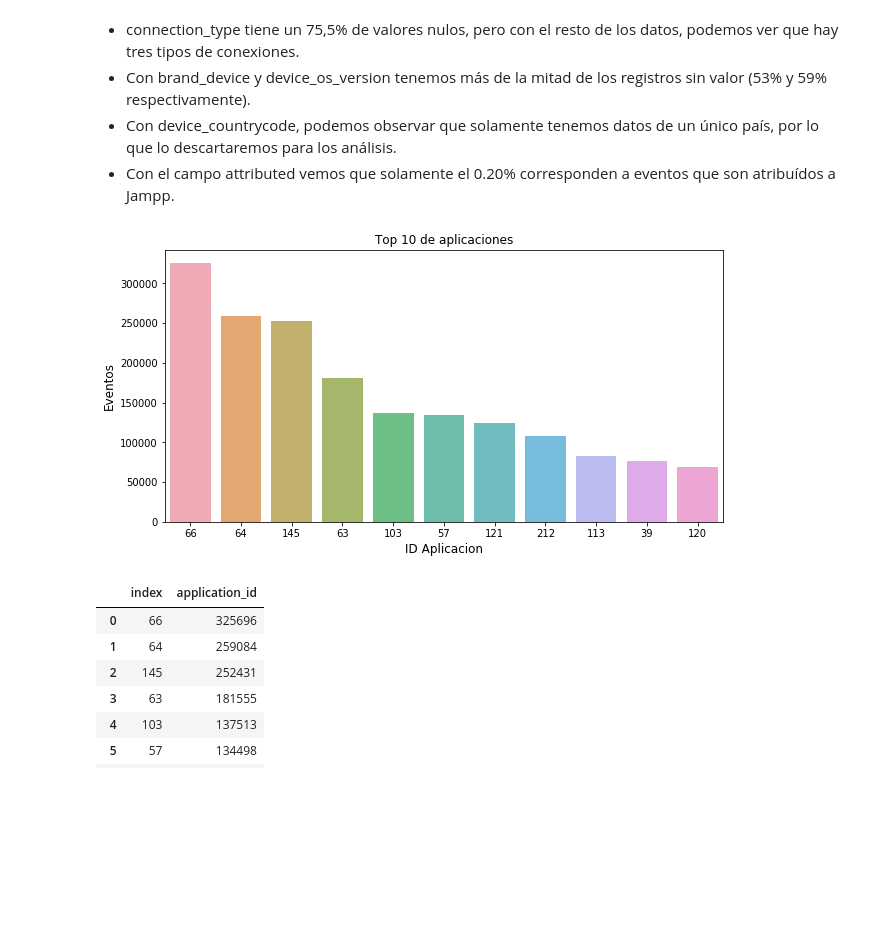
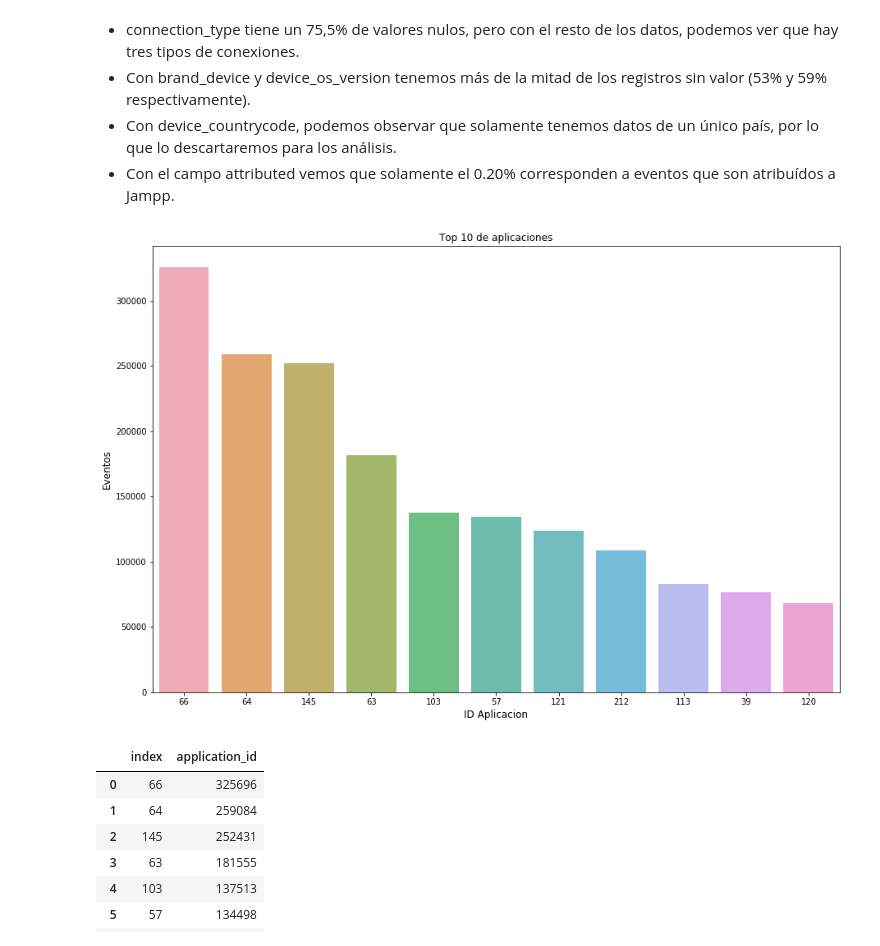
Before and after one commit to yanetrodriguez25/TpJampp, a Jupyter notebook: Tp1.ipynb, the cells around one changed output. Cells and saved outputs as stored; diff of their text form; code cells hidden in the pictures; blank space fills up the shorter version.

```diff
--- a/Tp1.ipynb
+++ b/Tp1.ipynb
@@ -566,17 +596,15 @@ Con el campo attributed vemos que solamente el 0.20% corresponden a eventos que
 # %%
-#Obtenemos el top 10 de aplicaciones en las cuales se realizaron más eventos.
-app_for_events = df_events.application_id.value_counts(sort=True).reset_index().sort_values(['application_id'],ascending=False)
-
+#Nos quedamos con el top 10 de aplicaciones en las cuales se realizaron más eventos.
 app_for_events = app_for_events.loc[:10,]
-plt.figure(figsize=(10,5))
+plt.figure(figsize=(15,10))
 ax=sns.barplot(app_for_events.index, app_for_events.application_id, alpha=0.8)
 ax.set_xticklabels(app_for_events['index'])
 plt.title('Top 10 de aplicaciones')
 plt.ylabel('Eventos', fontsize=12)
 plt.xlabel('ID Aplicacion', fontsize=12)
 plt.show()
 # %% [output]
-[figure, old version]
+[figure, new version]
 # %%
 app_for_events
 # %% [output]
```
Also changed, not shown: parts of 49 cells of this notebook.
